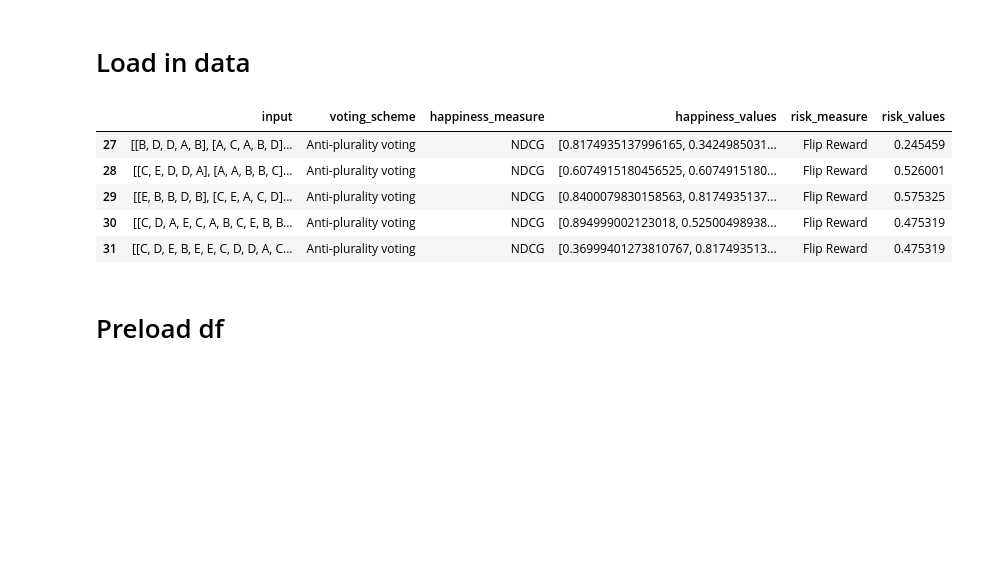
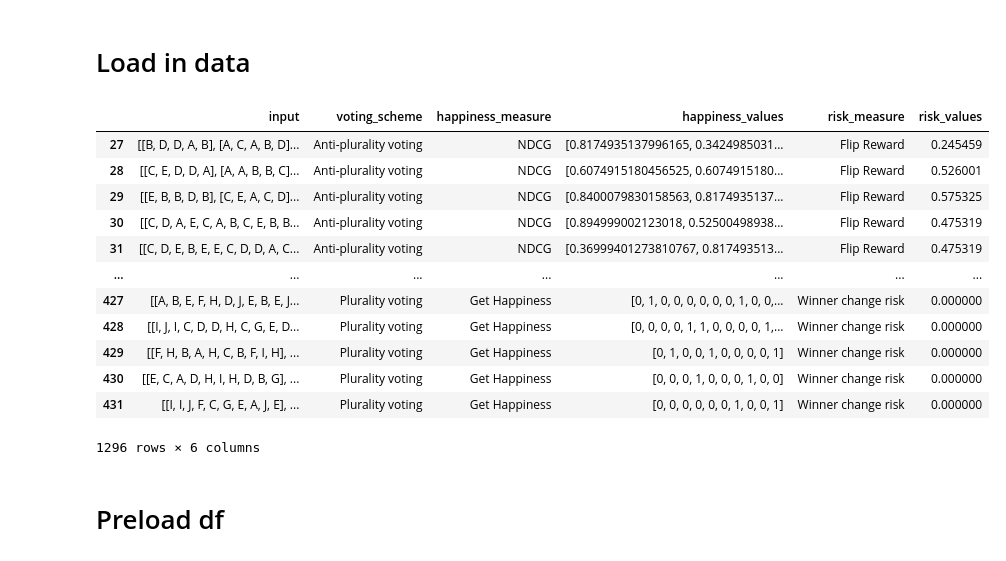
Before and after one commit to YG0810/AMS_Group6, a Jupyter notebook: visualization.ipynb, the cells around one changed output. Cells and saved outputs as stored; diff of their text form; code cells hidden in the pictures; blank space fills up the shorter version.

```diff
--- a/visualization.ipynb
+++ b/visualization.ipynb
@@ -14,17 +29,24 @@ import pickle
 import pandas as pd
 df : pd.DataFrame
 
-with open("testOutputBTVA.pkl", "rb") as file:
+with open(f"tt/testOutput{tvaType}.pkl", "rb") as file:
     df = pickle.load(file)
 # %%
-df.head()
+df
 # %% [output]
 |  | input | voting_scheme | happiness_measure | happiness_values | risk_measure | risk_values |
 | 27 | [[B, D, D, A, B], [A, C, A, B, D]... | Anti-plurality voting | NDCG | [0.8174935137996165, 0.3424985031... | Flip Reward | 0.245459 |
 | 28 | [[C, E, D, D, A], [A, A, B, B, C]... | Anti-plurality voting | NDCG | [0.6074915180456525, 0.6074915180... | Flip Reward | 0.526001 |
 | 29 | [[E, B, B, D, B], [C, E, A, C, D]... | Anti-plurality voting | NDCG | [0.8400079830158563, 0.8174935137... | Flip Reward | 0.575325 |
 | 30 | [[C, D, A, E, C, A, B, C, E, B, B... | Anti-plurality voting | NDCG | [0.894999002123018, 0.52500498938... | Flip Reward | 0.475319 |
 | 31 | [[C, D, E, B, E, E, C, D, D, A, C... | Anti-plurality voting | NDCG | [0.36999401273810767, 0.817493513... | Flip Reward | 0.475319 |
+| ... | ... | ... | ... | ... | ... | ... |
+| 427 | [[A, B, E, F, H, D, J, E, B, E, J... | Plurality voting | Get Happiness | [0, 1, 0, 0, 0, 0, 0, 0, 1, 0, 0,... | Winner change risk | 0.000000 |
+| 428 | [[I, J, I, C, D, D, H, C, G, E, D... | Plurality voting | Get Happiness | [0, 0, 0, 0, 1, 1, 0, 0, 0, 0, 1,... | Winner change risk | 0.000000 |
+| 429 | [[F, H, B, A, H, C, B, F, I, H], ... | Plurality voting | Get Happiness | [0, 1, 0, 0, 1, 0, 0, 0, 0, 1] | Winner change risk | 0.000000 |
+| 430 | [[E, C, A, D, H, I, H, D, B, G], ... | Plurality voting | Get Happiness | [0, 0, 0, 1, 0, 0, 0, 1, 0, 0] | Winner change risk | 0.000000 |
+| 431 | [[I, I, J, F, C, G, E, A, J, E], ... | Plurality voting | Get Happiness | [0, 0, 0, 0, 0, 0, 1, 0, 0, 1] | Winner change risk | 0.000000 |
+1296 rows × 6 columns
 # %%
 # Change happiness_measure value 'Bubble sort distance / Kendall Tau Distance' to 'Bubble sort'
 df["happiness_measure"] = df["happiness_measure"].replace("Bubble sort distance / Kendall Tau Distance", "Bubble sort")
```
Also changed, not shown: parts of 7 cells of this notebook.
